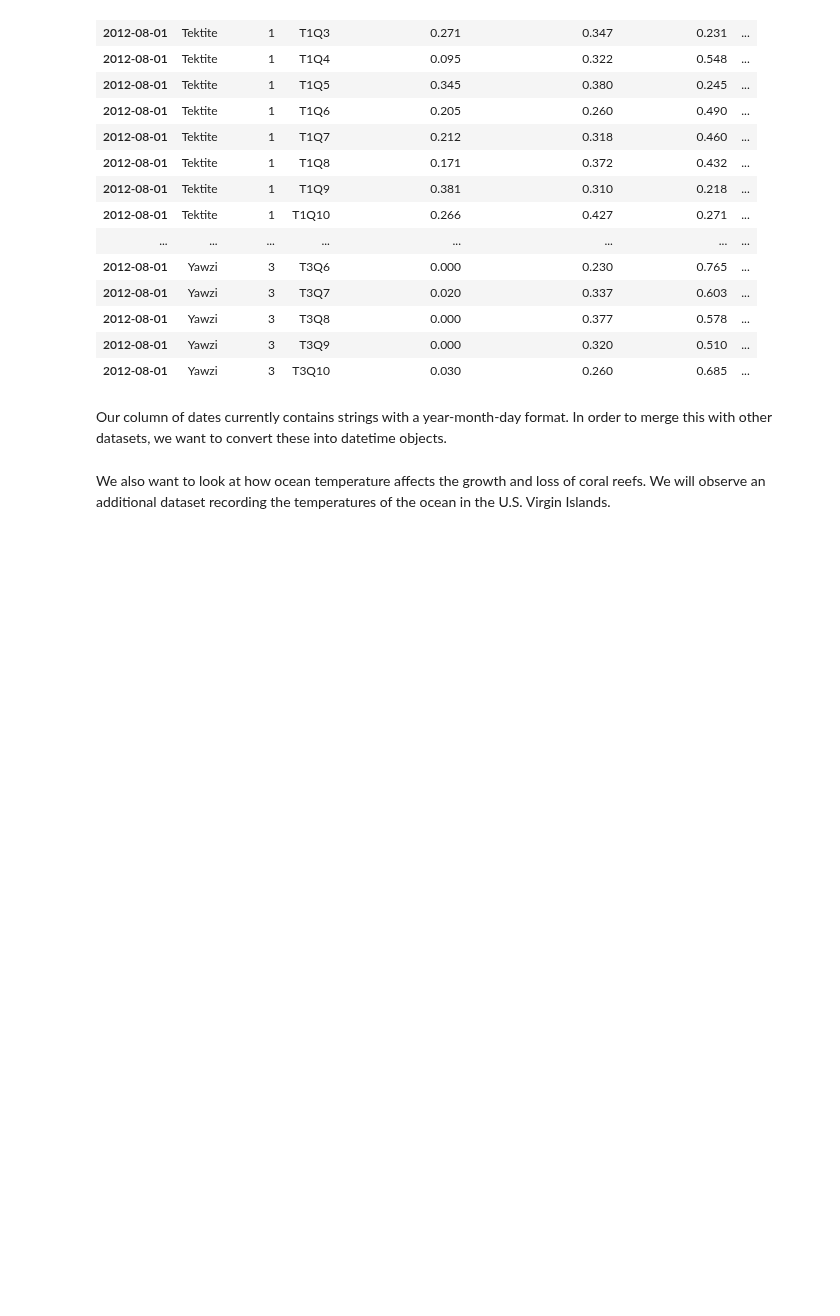
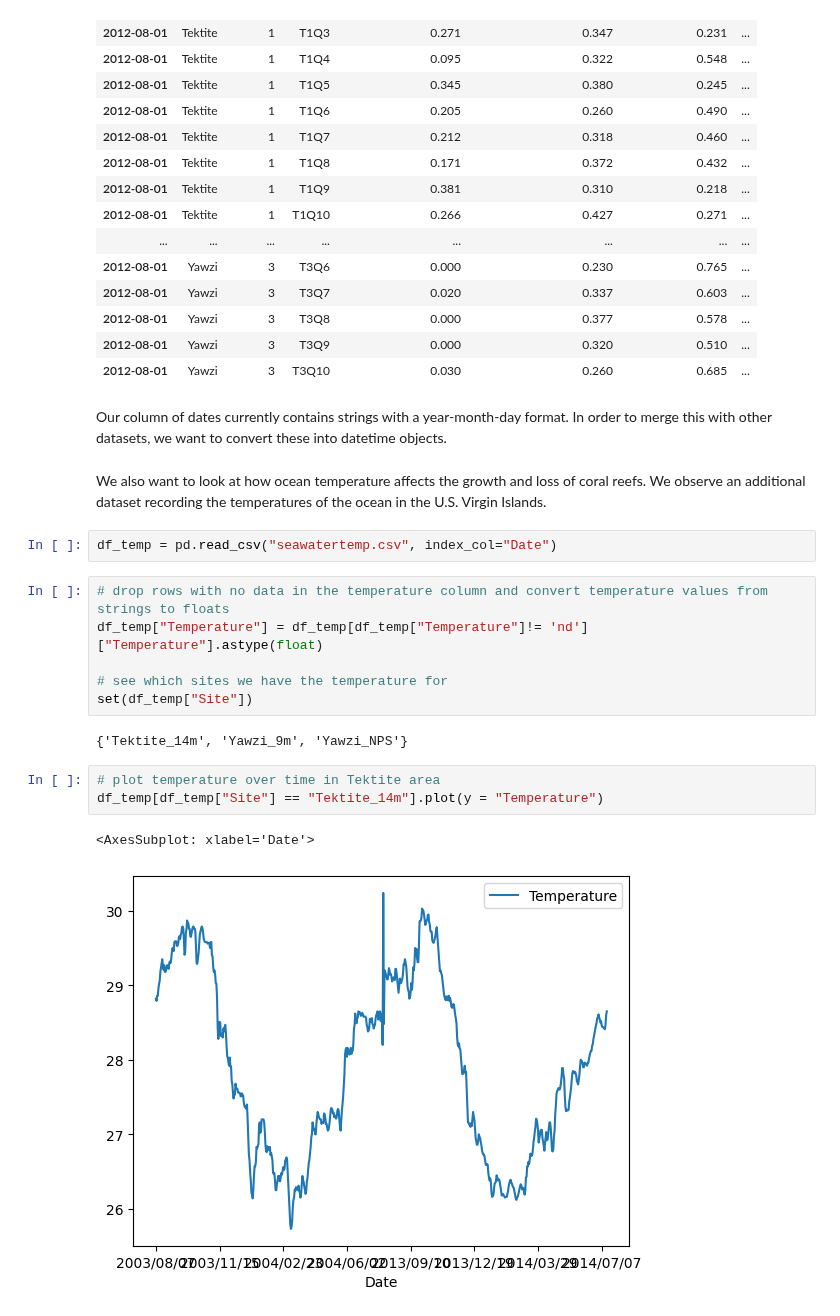
Before and after one commit to zaccmeyer/2020Crime, a Jupyter notebook: winter2024/mckayla_coral.ipynb, the cells around one changed output. Saved outputs shown, nothing was run; the diff lists cells and outputs as text; blank space fills up the shorter version.

Commit message:
add temperature data

```diff
--- a/winter2024/mckayla_coral.ipynb
+++ b/winter2024/mckayla_coral.ipynb
@@ -201,4 +201,20 @@ df_12
 # %% [markdown]
 Our column of dates currently contains strings with a year-month-day format. In order to merge this with other datasets, we want to convert these into datetime objects.
 # %% [markdown]
-We also want to look at how ocean temperature affects the growth and loss of coral reefs. We will observe an additional dataset recording the temperatures of the ocean in the U.S. Virgin Islands.
+We also want to look at how ocean temperature affects the growth and loss of coral reefs. We observe an additional dataset recording the temperatures of the ocean in the U.S. Virgin Islands.
+# %%
+df_temp = pd.read_csv("seawatertemp.csv", index_col="Date")
+# %%
+# drop rows with no data in the temperature column and convert temperature values from strings to floats
+df_temp["Temperature"] = df_temp[df_temp["Temperature"]!= 'nd']["Temperature"].astype(float)
+
+# see which sites we have the temperature for
+set(df_temp["Site"])
+# %% [output]
+{'Tektite_14m', 'Yawzi_9m', 'Yawzi_NPS'}
+# %%
+# plot temperature over time in Tektite area
+df_temp[df_temp["Site"] == "Tektite_14m"].plot(y = "Temperature")
+# %% [output]
+<AxesSubplot: xlabel='Date'>
+[figure, added]
```
Also changed, not shown: parts of 2 cells of this notebook.
